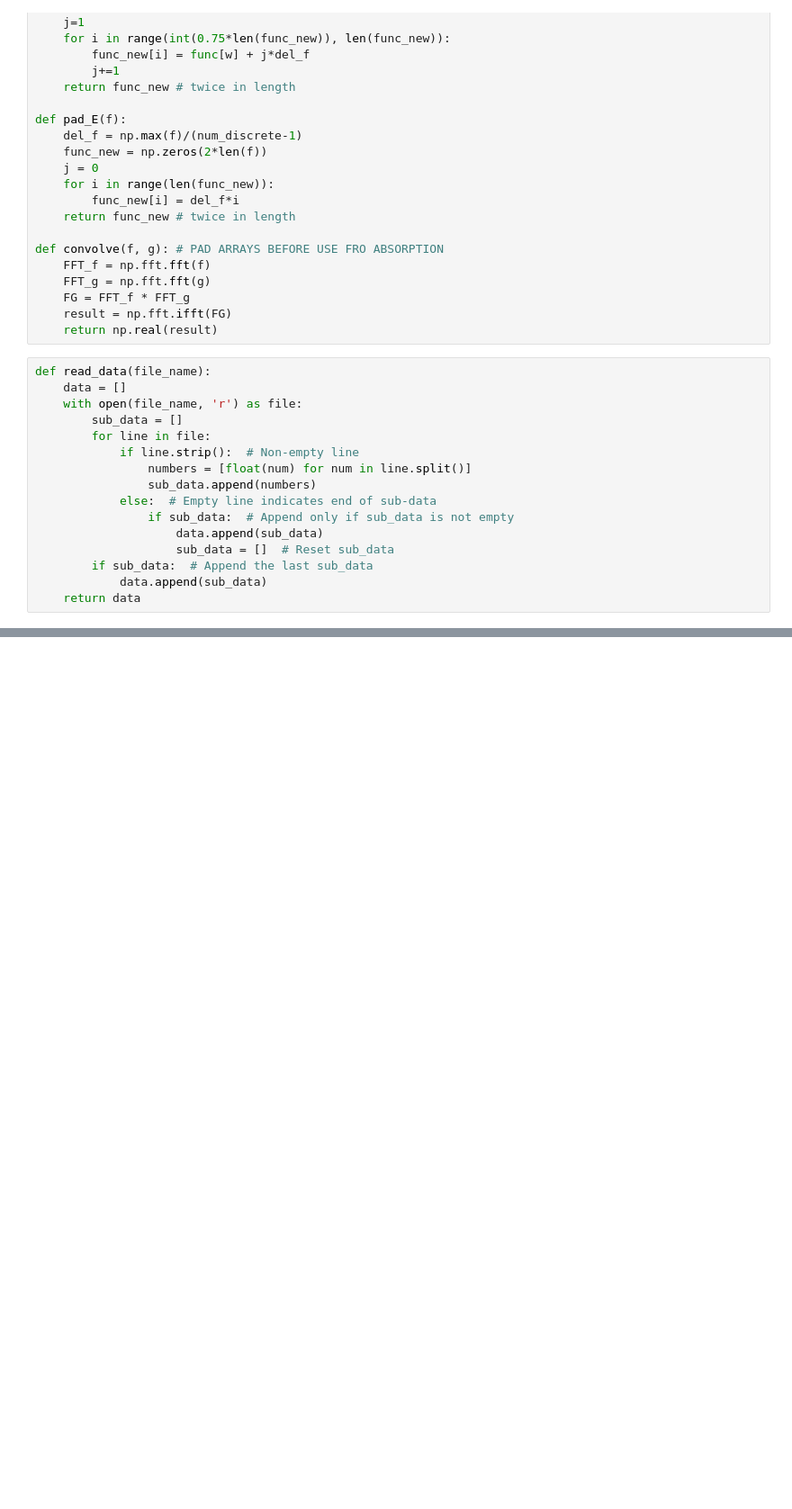
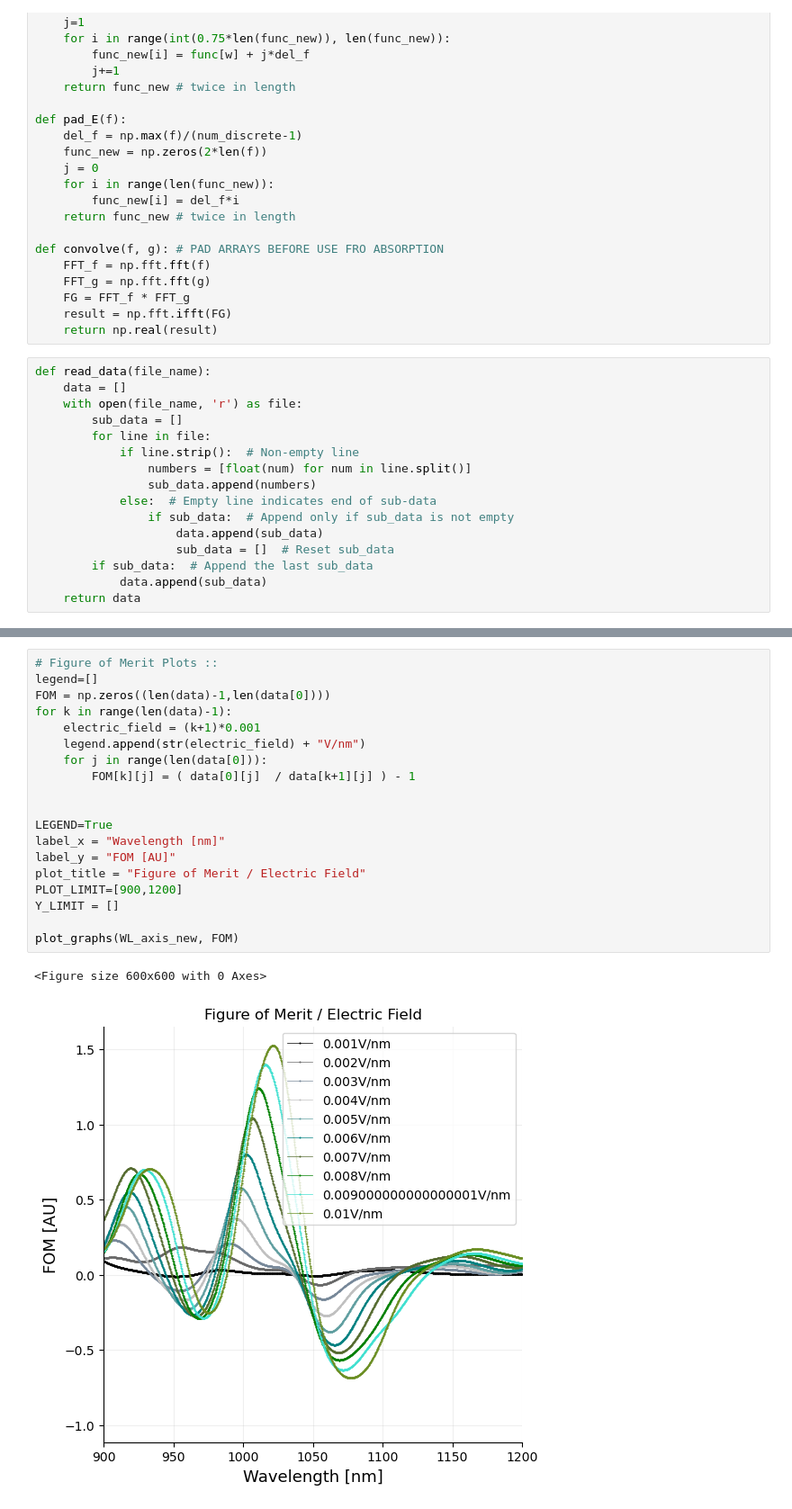
Before and after one commit to jmccw/optical-device-simulations_fyp, a Jupyter notebook: Read_CXX_results.ipynb, the cells around one changed output, grey strips where cells are left out. Shown at 90% size. Drawn from its saved outputs; the diff is of its cells as text; blank space fills up the shorter version.

```diff
--- a/Read_CXX_results.ipynb
+++ b/Read_CXX_results.ipynb
@@ -259,0 +270,22 @@ plot_graphs(WL_axis_new, data)
+# %%
+# Figure of Merit Plots ::
+legend=[]
+FOM = np.zeros((len(data)-1,len(data[0])))
+for k in range(len(data)-1):
+    electric_field = (k+1)*0.001
+    legend.append(str(electric_field) + "V/nm")
+    for j in range(len(data[0])):
+        FOM[k][j] = ( data[0][j]  / data[k+1][j] ) - 1
+
+
+LEGEND=True
+label_x = "Wavelength [nm]"
+label_y = "FOM [AU]"
+plot_title = "Figure of Merit / Electric Field"
+PLOT_LIMIT=[900,1200]
+Y_LIMIT = []
+
+plot_graphs(WL_axis_new, FOM)
+# %% [output]
+<Figure size 600x600 with 0 Axes>
+[figure, added]
```
Also changed, not shown: parts of 3 cells of this notebook, 1 other file.
